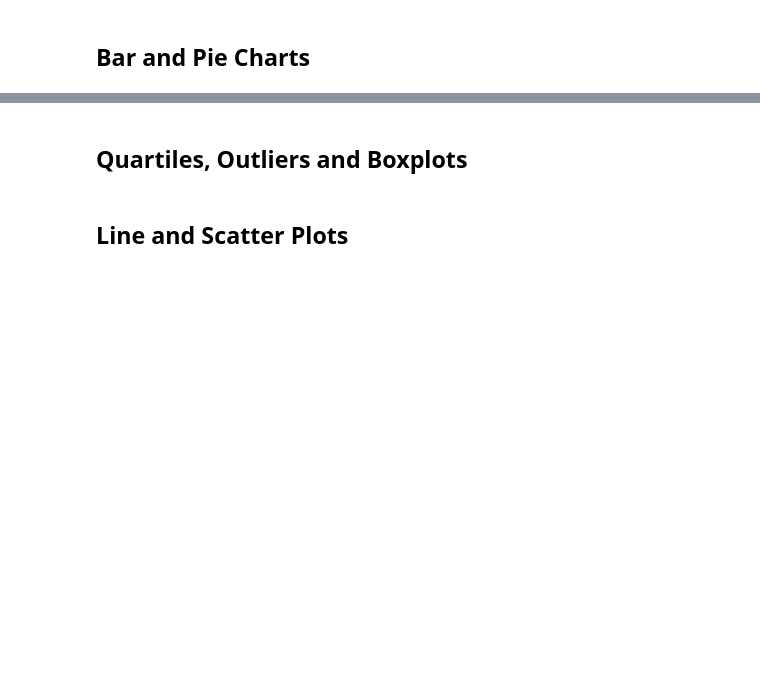
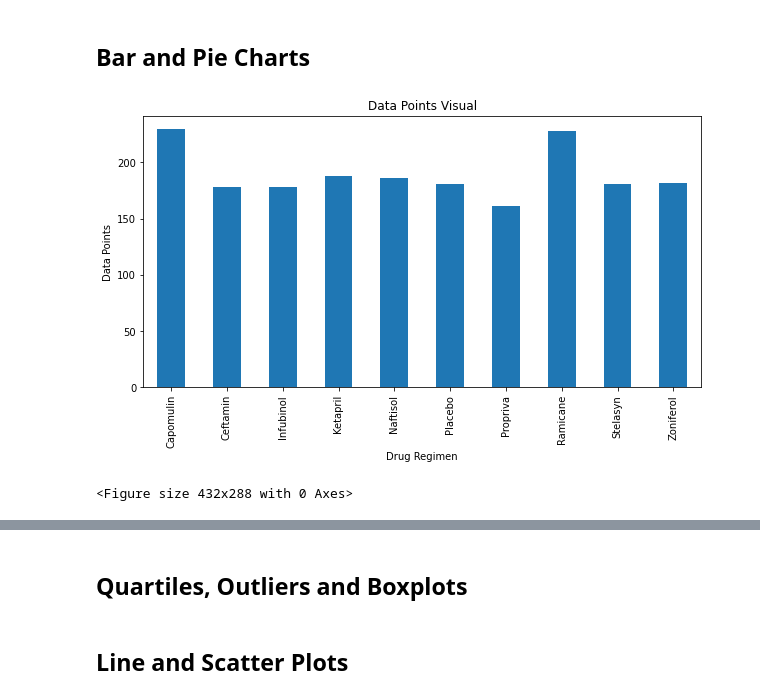
Before and after one commit to jagorman/Pymaceuticals, a Jupyter notebook: Pymaceuticals/Pymaceuticals .ipynb, the cells around one changed output, grey strips where cells are left out. Drawn from its saved outputs; the diff is of its cells as text; code cells hidden in the pictures; blank space fills up the shorter version.

Commit message:
added bar charts and pie chart

```diff
--- a/Pymaceuticals/Pymaceuticals .ipynb
+++ b/Pymaceuticals/Pymaceuticals .ipynb
@@ -68,3 +142,15 @@ count
 ## Bar and Pie Charts
 # %%
 # Generate a bar plot showing the total number of measurements taken on each drug regimen using pandas.
+regimen= mouse_results_df.groupby(["Drug Regimen"]).count()["Mouse ID"]
+regimen.plot(kind="bar", figsize=(10,5))
+plt.title("Data Points Visual")
+plt.xlabel("Drug Regimen")
+plt.ylabel("Data Points")
+
+#show chart and set layout
+plt.show()
+plt.tight_layout()
+# %% [output]
+[figure, added]
+<Figure size 432x288 with 0 Axes>
```
Also changed, not shown: parts of 14 cells of this notebook, 1 other file.
